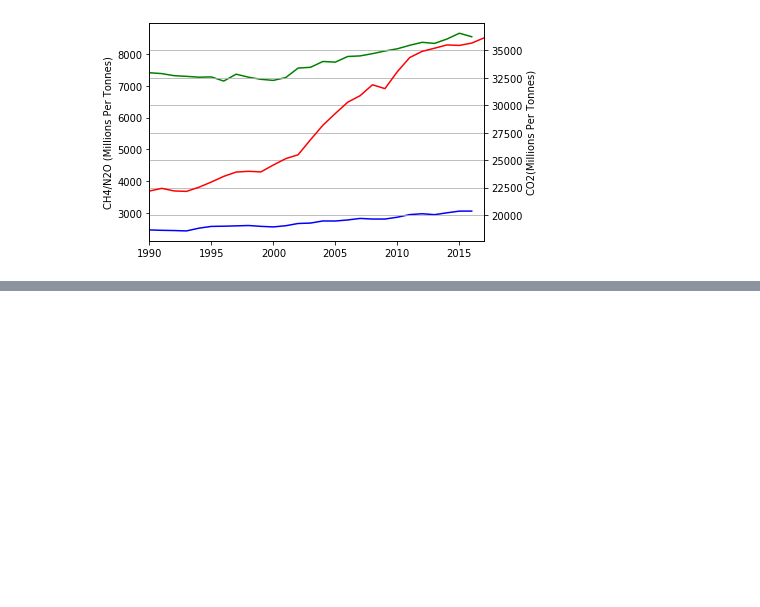
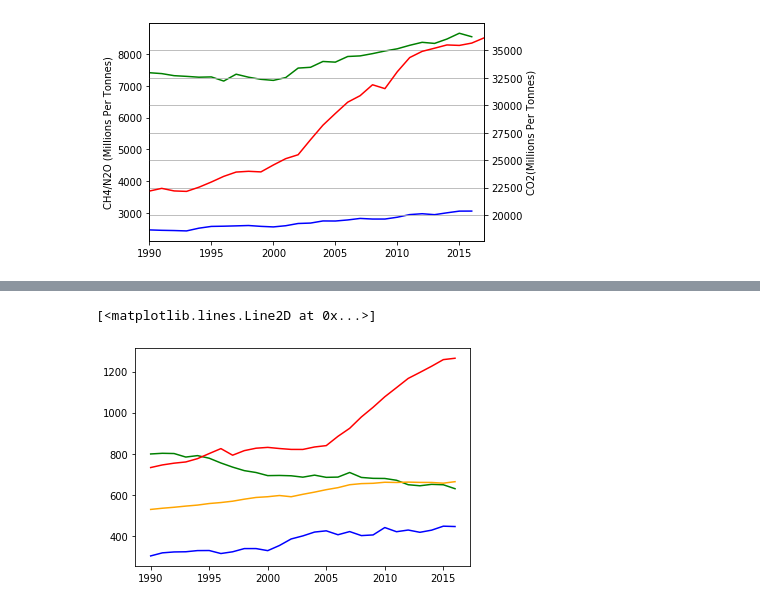
Before and after one commit to sarahgao22sg/Project1, a Jupyter notebook: CO2 Emissions Analysis_Country/CO2 Analysis Code.ipynb, the cells around one changed output, grey strips where cells are left out. Saved outputs shown, nothing was run; the diff lists cells and outputs as text; code cells hidden in the pictures; blank space fills up the shorter version.

```diff
--- a/CO2 Emissions Analysis_Country/CO2 Analysis Code.ipynb
+++ b/CO2 Emissions Analysis_Country/CO2 Analysis Code.ipynb
@@ -109,0 +119,15 @@ plt.tight_layout()
+# %%
+Co2_Emissions_USA=Co2_Emissions_df[Co2_Emissions_df.country=="United States"]
+Co2_Emissions_China=Co2_Emissions_df[Co2_Emissions_df.country=="China"]
+Co2_Emissions_Brazil=Co2_Emissions_df[Co2_Emissions_df.country=="Brazil"]
+Co2_Emissions_Europe=Co2_Emissions_df[Co2_Emissions_df.country=="Europe"]
+Co2_Emissions_India=Co2_Emissions_df[Co2_Emissions_df.country=="India"]
+fig,ax=plt.subplots()
+ax.plot(Co2_Emissions_USA.year,Co2_Emissions_USA.methane,color="green",label="CH4")
+ax.plot(Co2_Emissions_China.year,Co2_Emissions_China.methane,color="red",label="CH4")
+ax.plot(Co2_Emissions_Brazil.year,Co2_Emissions_Brazil.methane,color="blue",label="CH4")
+ax.plot(Co2_Emissions_Europe.year,Co2_Emissions_Europe.methane,color="black",label="CH4")
+ax.plot(Co2_Emissions_India.year,Co2_Emissions_India.methane,color="Orange",label="CH4")
+# %% [output]
+[<matplotlib.lines.Line2D at 0x...>]
+[figure, added]
```
Also changed, not shown: parts of 5 cells of this notebook.
